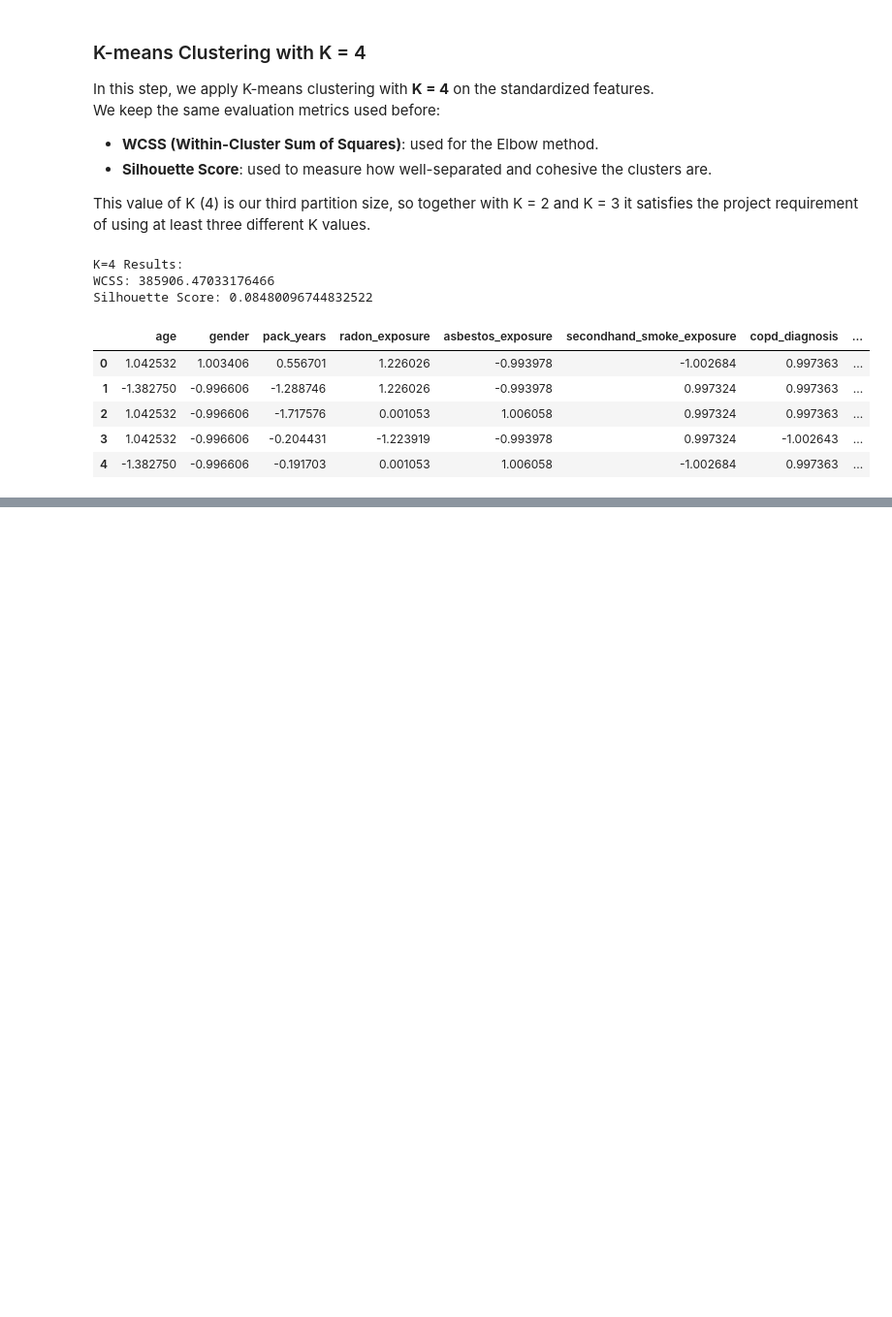
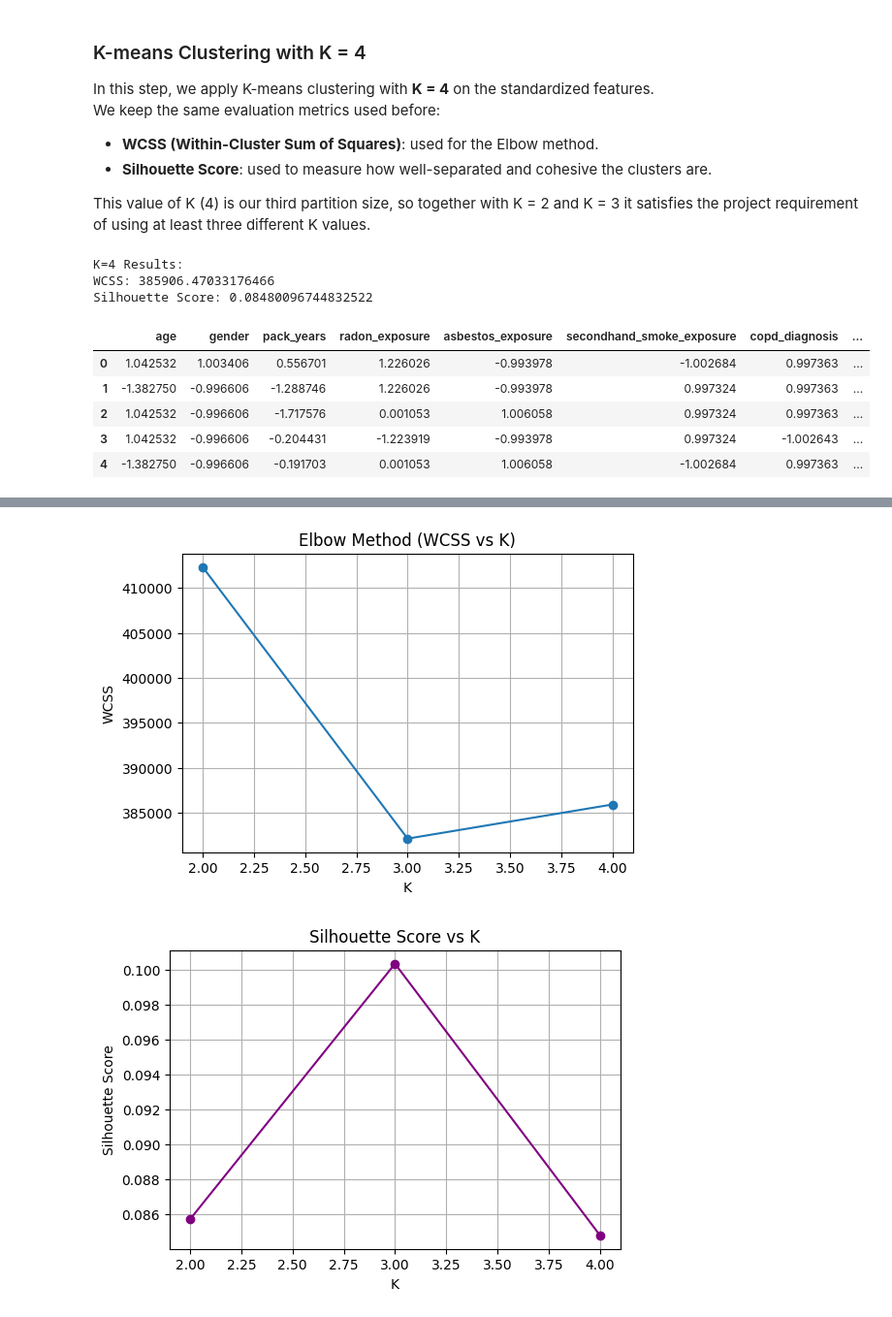
Before and after one commit to mraaheb/DataMining, a Jupyter notebook: Phase3.ipynb, the cells around one changed output, grey strips where cells are left out. Shown at 97% size. Cells and saved outputs as stored; diff of their text form; code cells hidden in the pictures; blank space fills up the shorter version.

```diff
--- a/Phase3.ipynb
+++ b/Phase3.ipynb
@@ -220,3 +220,12 @@ Silhouette Score: 0.08480096744832522
 | 2 | 1.042532 | -0.996606 | -1.717576 | 0.001053 | 1.006058 | 0.997324 | 0.997363 | ... |
 | 3 | 1.042532 | -0.996606 | -0.204431 | -1.223919 | -0.993978 | 0.997324 | -1.002643 | ... |
 | 4 | -1.382750 | -0.996606 | -0.191703 | 0.001053 | 1.006058 | -1.002684 | 0.997363 | ... |
+# %%
+# Collect previously computed metrics for K = 2, 3, 4
+results_df = pd.DataFrame({
+    "K": [2, 3, 4],
+    "WCSS": [wcss_k2, wcss_k3, wcss_k4],
+    "Silhouette": [silhouette_k2, silhouette_k3, silhouette_k4]
+})
+
+results_df
@@ -222,0 +262,24 @@ Silhouette Score: 0.08480096744832522
+# %%
+import matplotlib.pyplot as plt
+import seaborn as sns
+
+# --- Elbow Plot ---
+plt.figure(figsize=(6,4))
+plt.plot(results_df["K"], results_df["WCSS"], marker='o')
+plt.title("Elbow Method (WCSS vs K)")
+plt.xlabel("K")
+plt.ylabel("WCSS")
+plt.grid(True)
+plt.show()
+
+# --- Silhouette Plot ---
+plt.figure(figsize=(6,4))
+plt.plot(results_df["K"], results_df["Silhouette"], marker='o', color='purple')
+plt.title("Silhouette Score vs K")
+plt.xlabel("K")
+plt.ylabel("Silhouette Score")
+plt.grid(True)
+plt.show()
+# %% [output]
+[figure, added]
+[figure, added]
```
Also changed, not shown: parts of 5 cells of this notebook.
